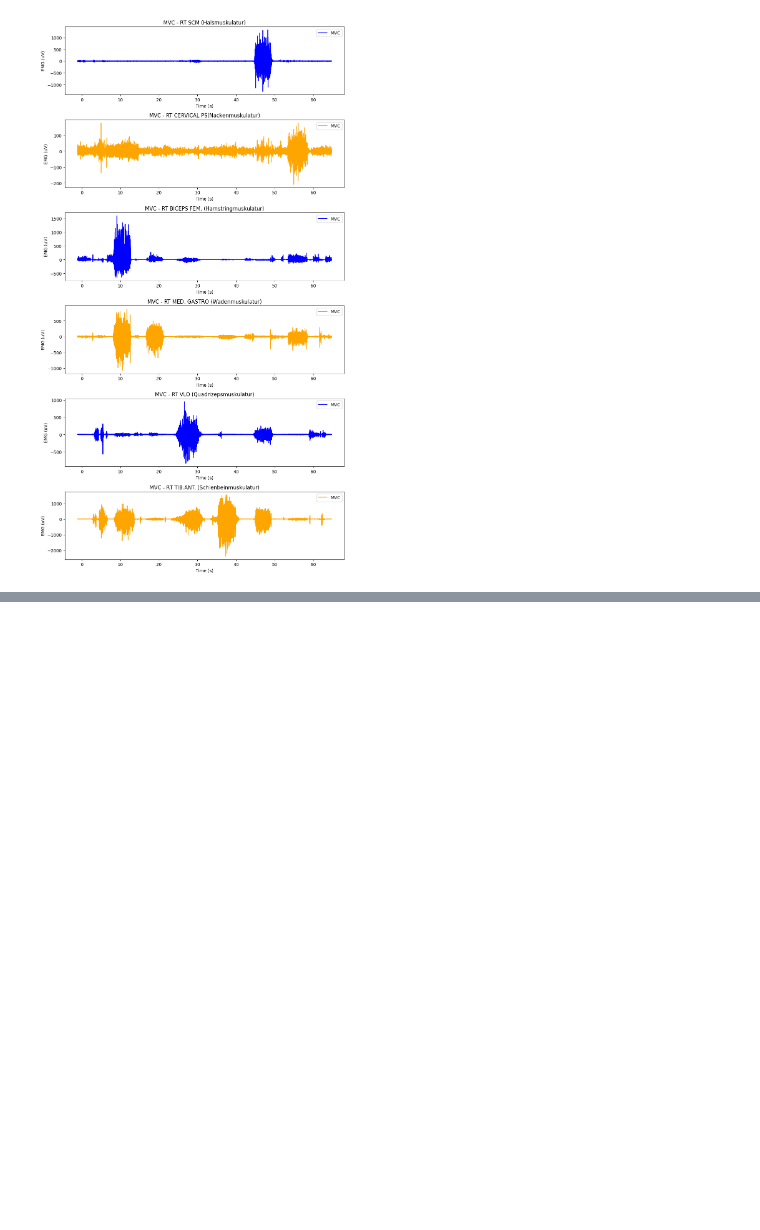
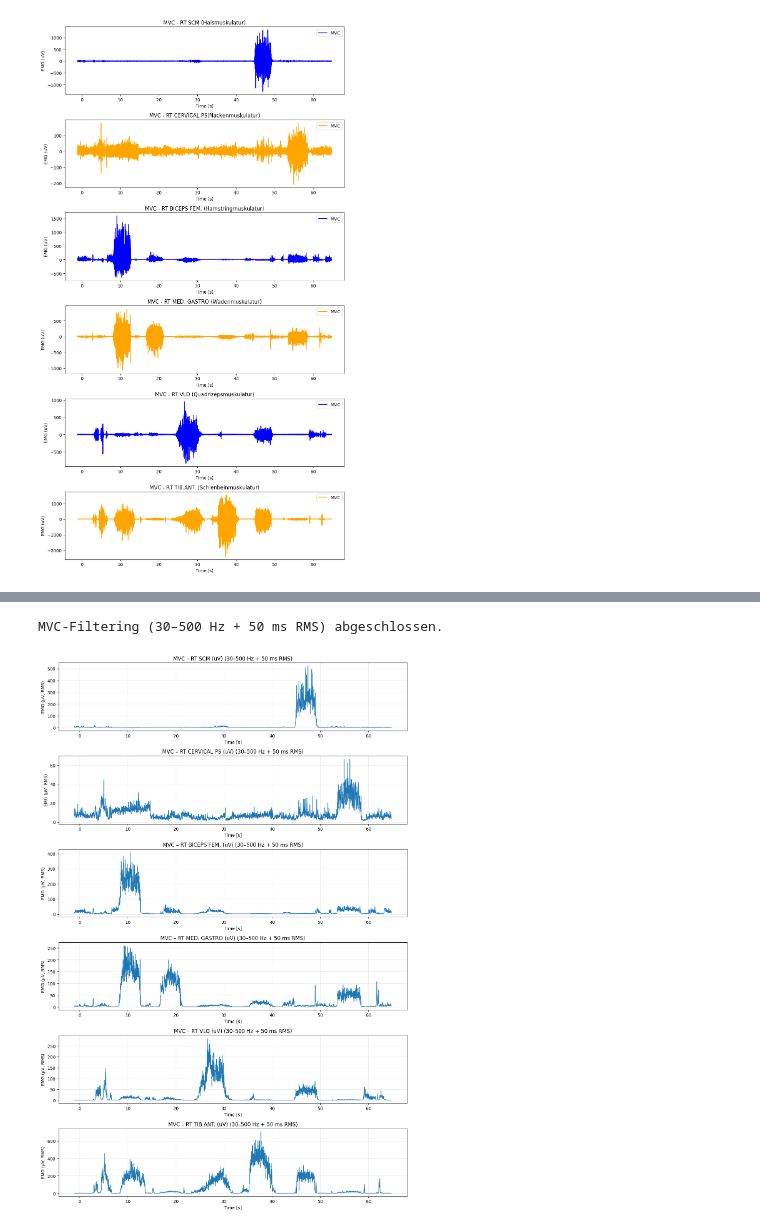
Before and after one commit to TillSchroeter/BA_Project, a Jupyter notebook: main_EMG.ipynb, the cells around one changed output, grey strips where cells are left out. Saved outputs shown, nothing was run; the diff lists cells and outputs as text; code cells hidden in the pictures; blank space fills up the shorter version.

```diff
--- a/main_EMG.ipynb
+++ b/main_EMG.ipynb
@@ -61,0 +165,24 @@ plt.show()
+# %%
+# MVC mit derselben Pipeline filtern: 30–500 Hz + 50 ms RMS
+
+mvc_filtered = preprocess_emg(data_mvc, emg_cols, fs)
+
+print("MVC-Filtering (30–500 Hz + 50 ms RMS) abgeschlossen.")
+
+
+# ---- Plot: MVC gefiltert ----
+
+plt.figure(figsize=(12, 18))
+for i, muscle in enumerate(emg_cols, 1):
+    plt.subplot(6, 1, i)
+    plt.plot(mvc_filtered['time'], mvc_filtered[muscle + '_filtered'], linewidth=1)
+    plt.title(f"MVC – {muscle} (30–500 Hz + 50 ms RMS)")
+    plt.xlabel("Time [s]")
+    plt.ylabel("EMG (µV, RMS)")
+    plt.grid(True, alpha=0.3)
+
+plt.tight_layout()
+plt.show()
+# %% [output]
+MVC-Filtering (30–500 Hz + 50 ms RMS) abgeschlossen.
+[figure, added]
```
Also changed, not shown: parts of 4 cells of this notebook.
